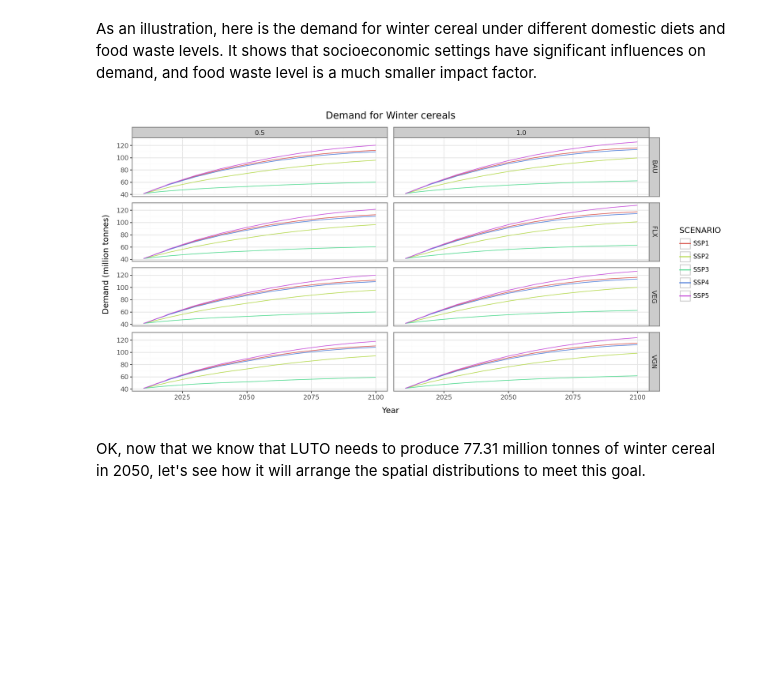
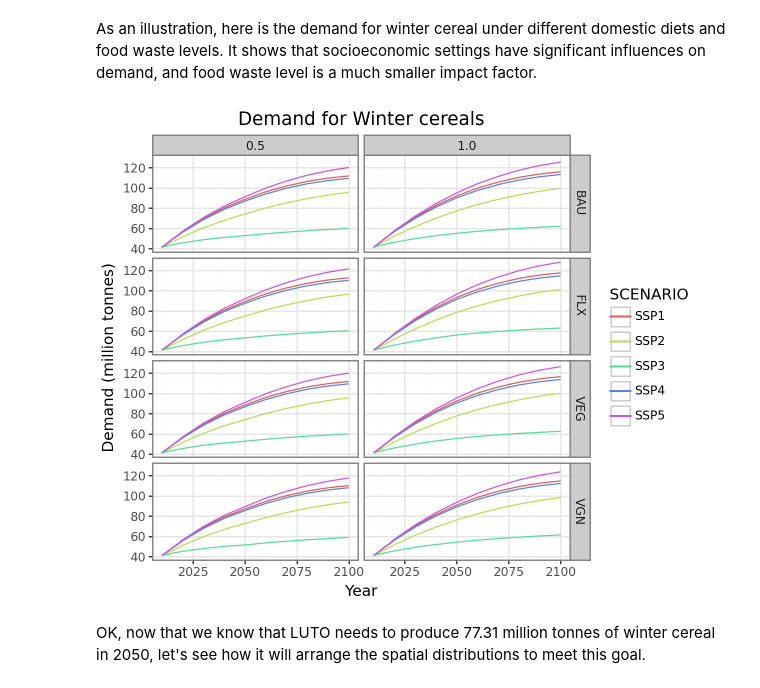
Before and after one commit to land-use-trade-offs/luto-2.0, a Jupyter notebook: luto/tools/Manual_jupyter_books/Chap_1_1_LUTO_overview.ipynb, the cells around one changed output. Drawn from its saved outputs; the diff is of its cells as text; code cells hidden in the pictures; blank space fills up the shorter version.

```diff
--- a/luto/tools/Manual_jupyter_books/Chap_1_1_LUTO_overview.ipynb
+++ b/luto/tools/Manual_jupyter_books/Chap_1_1_LUTO_overview.ipynb
@@ -207,6 +203,8 @@ The math is simple, but it leads to another problem: If there are 4 additional c
 In our case, the winter cereal only comes from `Winter Cereal` land-use, so we just need to inspect the `data.DEMAND_DATA` to get the demand data.
 # %%
 # HIDE CODE
+p9.options.figure_size = (6, 4)
+p9.options.dpi = 100
 
 # Get the demand data
 demand_df = data.DEMAND_DATA.unstack().reset_index()
@@ -260,35 +258,35 @@ As an illustration, here is the demand for winter cereal under different domesti
 # %%
 # HIDE CODE
 
 
 # Get all demand
 dd = pd.read_hdf(os.path.join('input', 'demand_projections.h5') )
 dd_long = dd['PRODUCTION'].stack().reset_index().rename(columns={0: 'DEMAND_TONNES'})
 
 # Filter the demand data
 commodity = lu_desc.lower()
 diet_glob = 'BAU'
 conv = 2050
 import_t = 'Static'
 feed_ef = 'BAU'
 d = dd_long.query('COMMODITY == @commodity and DIET_GLOB == @diet_glob and CONVERGENCE == @conv and IMPORT_TREND == @import_t and FEED_EFFICIENCY == @feed_ef')
 
 
 # Plot the demand under Diet~Waste scenarios
-p9.options.figure_size = (12, 6)
+p9.options.figure_size = (6, 5)
 p9.options.dpi = 100
 
 fig = (p9.ggplot(d, p9.aes(x='YEAR', y='DEMAND_TONNES', color='SCENARIO'))
-    + p9.geom_line()
-    + p9.theme_bw()
-    + p9.labs(title=f'Demand for {lu_desc}', x='Year', y='Demand (million tonnes)')
-    + p9.scale_y_continuous(labels=lambda f: [f'{x / 1e6:.0f}' for x in f])
-    + p9.facet_grid('DIET_DOM~WASTE')
+     + p9.geom_line()
+     + p9.theme_bw()
+     + p9.labs(title=f'Demand for {lu_desc}', x='Year', y='Demand (million tonnes)')
+     + p9.scale_y_continuous(labels=lambda f: [f'{x / 1e6:.0f}' for x in f])
+     + p9.facet_grid('DIET_DOM~WASTE')
     )
 
 fig
 # %% [output]
-[figure, old version]
+[figure, new version]
 # %% [markdown]
 OK, now that we know that LUTO needs to produce 77.31 million tonnes of winter cereal in 2050, let's see how it will arrange the spatial distributions to meet this goal.
 # %% [markdown]
```
Also changed, not shown: parts of 43 cells of this notebook, 3 other files.
